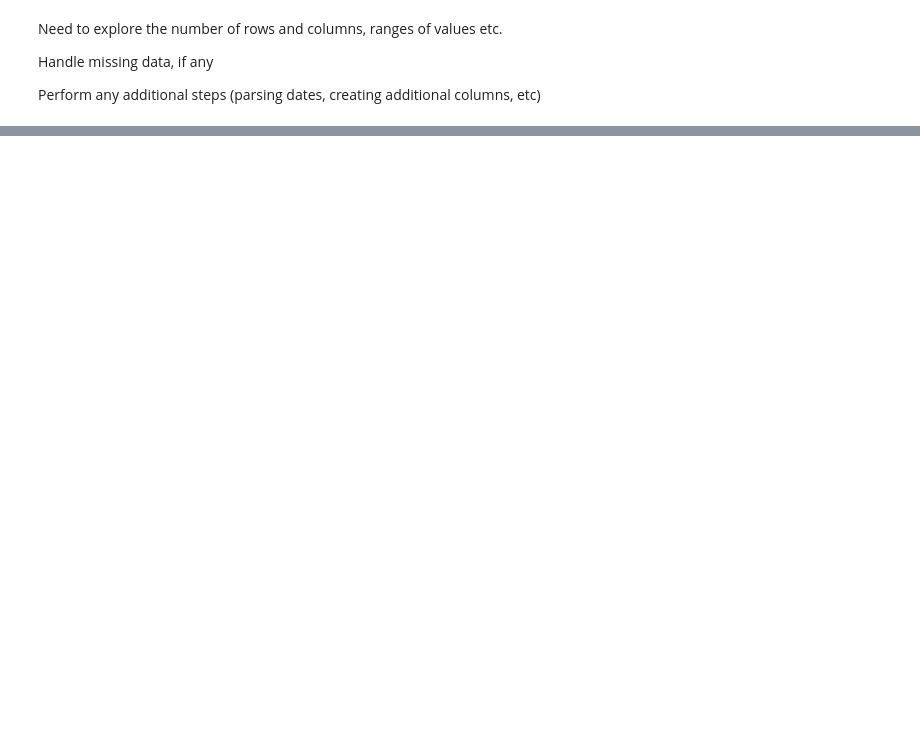
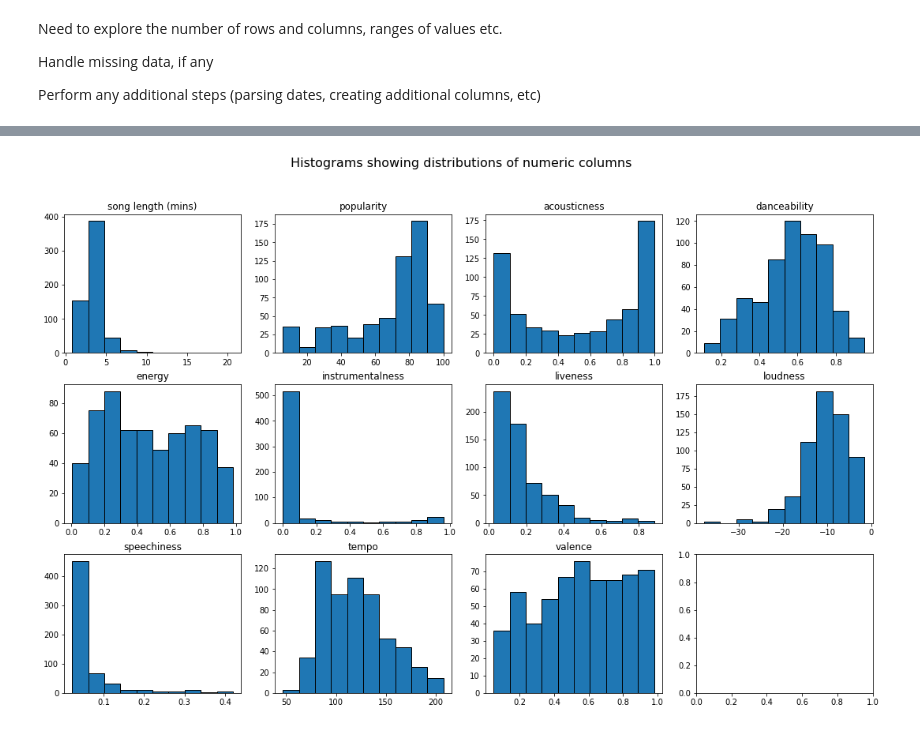
Before and after one commit to freddielloyd/SDPA_Coursework, a Jupyter notebook: Part 3 - Data Analytics/Part_3_Data_Analytics.ipynb, the cells around one changed output, grey strips where cells are left out. Saved outputs shown, nothing was run; the diff lists cells and outputs as text; code cells hidden in the pictures; blank space fills up the shorter version.

Commit message:
Create dataset and clean it

```diff
--- a/Part 3 - Data Analytics/Part_3_Data_Analytics.ipynb
+++ b/Part 3 - Data Analytics/Part_3_Data_Analytics.ipynb
@@ -294,0 +325,6 @@ Name: Popularity, dtype: float64
+# %%
+dataset['key'] = dataset['key'].astype('category')
+# %%
+dataset['mode'] = dataset['mode'].astype('category')
+# %%
+dataset['time signature'] = dataset['time signature'].astype('category')
@@ -294,0 +425,4 @@ Name: Popularity, dtype: float64
+# %%
+# Drop the 1900-1909 decade from the dataset
+
+dataset = dataset[dataset['decade'] != '1900-1909']
@@ -294,0 +548,27 @@ Name: Popularity, dtype: float64
+# %%
+titles = ['song length (mins)','popularity','acousticness','danceability', 'energy',
+         'instrumentalness', 'liveness', 'loudness', 'speechiness', 'tempo', 'valence']
+
+fig, ax = plt.subplots(3, 4, figsize = (15,10))
+ax[0, 0].hist(dataset['song length (mins)'], edgecolor = 'black'), ax[0, 0].title.set_text('song length (mins)')
+ax[0, 1].hist(dataset['popularity'], edgecolor = 'black'), ax[0, 1].title.set_text('popularity')
+ax[0, 2].hist(dataset['acousticness'], edgecolor = 'black'), ax[0, 2].title.set_text('acousticness')
+ax[0, 3].hist(dataset['danceability'], edgecolor = 'black'), ax[0, 3].title.set_text('danceability')
+ax[1, 0].hist(dataset['energy'], edgecolor = 'black'), ax[1, 0].title.set_text('energy')
+ax[1, 1].hist(dataset['instrumentalness'], edgecolor = 'black'), ax[1, 1].title.set_text('instrumentalness')
+ax[1, 2].hist(dataset['liveness'], edgecolor = 'black'), ax[1, 2].title.set_text('liveness')
+ax[1, 3].hist(dataset['loudness'], edgecolor = 'black'), ax[1, 3].title.set_text('loudness')
+ax[2, 0].hist(dataset['speechiness'], edgecolor = 'black'), ax[2, 0].title.set_text('speechiness')
+ax[2, 1].hist(dataset['tempo'], edgecolor = 'black'), ax[2, 1].title.set_text('tempo')
+ax[2, 2].hist(dataset['valence'], edgecolor = 'black'), ax[2, 2].title.set_text('valence')
+ax[2, 3]
+
+fig.tight_layout()
+
+plt.suptitle("Histograms showing distributions of numeric columns", size = 16)
+
+fig.subplots_adjust(top=0.88)
+
+#plt.show()
+# %% [output]
+[figure, added]
```
Also changed, not shown: parts of 86 cells of this notebook, 1 other file.
